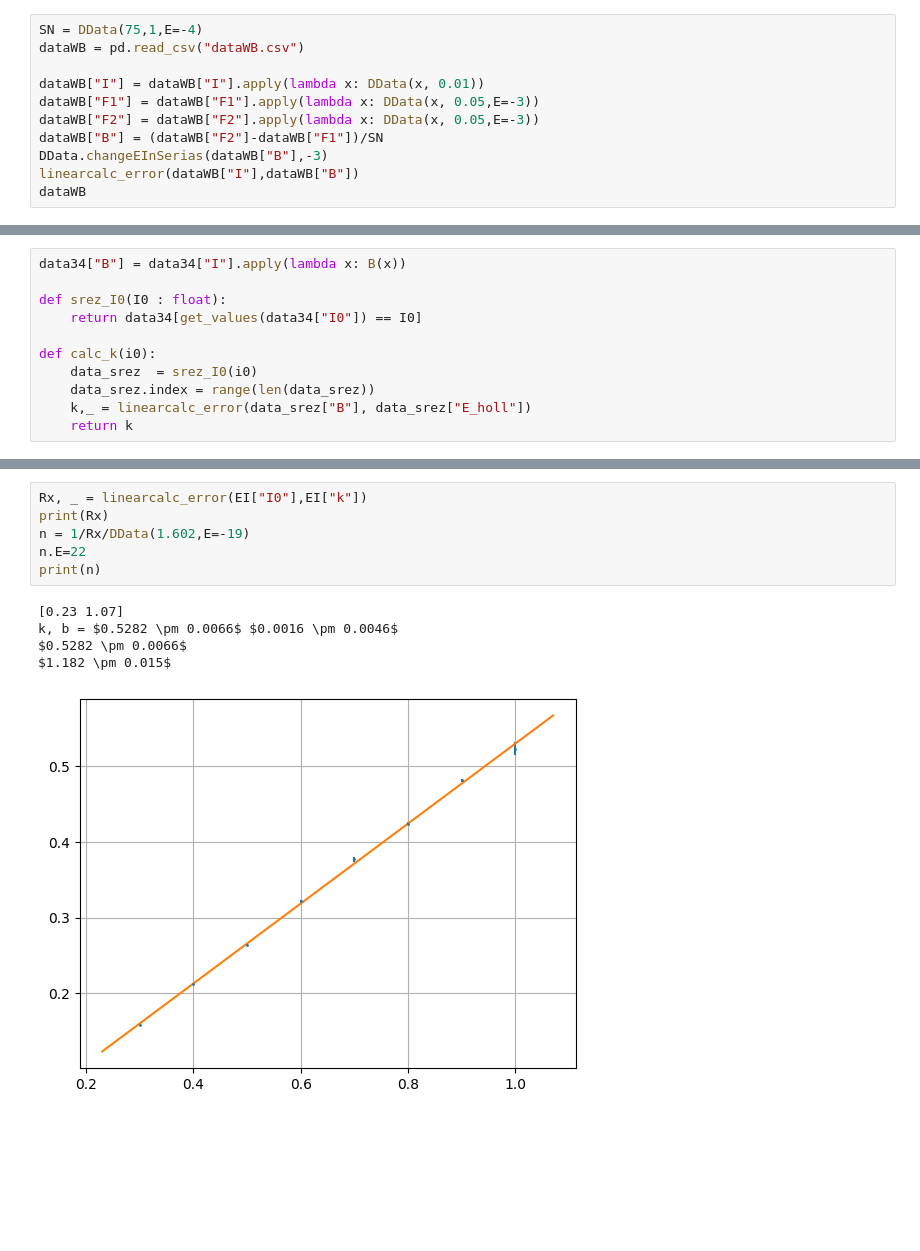
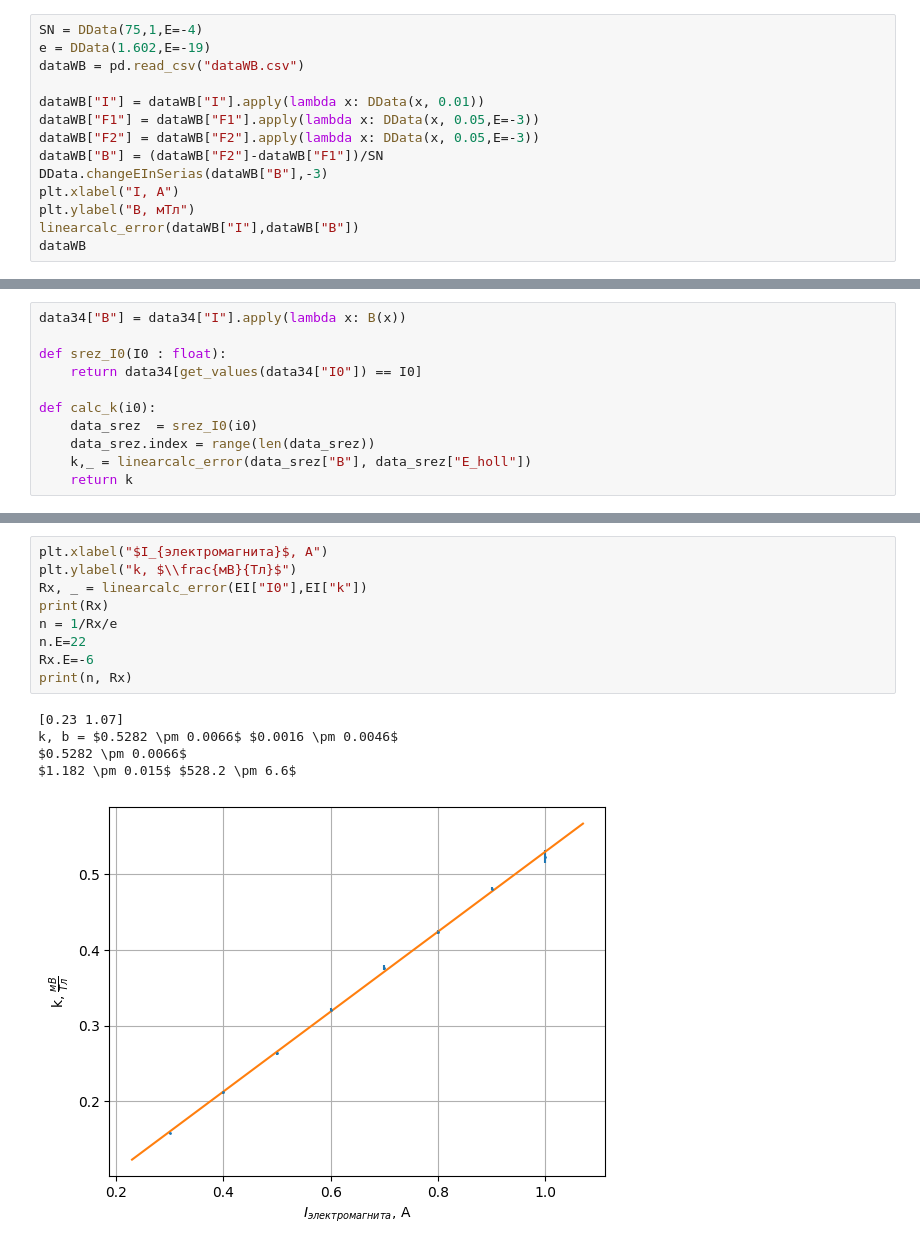
Before and after one commit to RedBrean/term2, a Jupyter notebook: term3/labs/334/334.ipynb, the cells around one changed output, grey strips where cells are left out. Saved outputs shown, nothing was run; the diff lists cells and outputs as text; blank space fills up the shorter version.

```diff
--- a/term3/labs/334/334.ipynb
+++ b/term3/labs/334/334.ipynb
@@ -322,6 +322,7 @@ class DData():
         series.dropna().apply(lambda x: x.changeE(E))
 # %%
 SN = DData(75,1,E=-4)
+e = DData(1.602,E=-19)
 dataWB = pd.read_csv("dataWB.csv")
 
 dataWB["I"] = dataWB["I"].apply(lambda x: DData(x, 0.01))
@@ -329,6 +330,8 @@ dataWB["F1"] = dataWB["F1"].apply(lambda x: DData(x, 0.05,E=-3))
 dataWB["F2"] = dataWB["F2"].apply(lambda x: DData(x, 0.05,E=-3))
 dataWB["B"] = (dataWB["F2"]-dataWB["F1"])/SN
 DData.changeEInSerias(dataWB["B"],-3)
+plt.xlabel("I, А")
+plt.ylabel("B, мТл")
 linearcalc_error(dataWB["I"],dataWB["B"])
 dataWB
 # %% [output]
@@ -435,12 +417,15 @@ k, b = $0.5229 \pm 0.0085$ $-5.8 \pm 5.5$
 # %%
+plt.xlabel("$I_{электромагнита}$, А")
+plt.ylabel("k, $\\frac{мВ}{Тл}$")
 Rx, _ = linearcalc_error(EI["I0"],EI["k"])
 print(Rx)
-n = 1/Rx/DData(1.602,E=-19)
+n = 1/Rx/e
 n.E=22
-print(n)
+Rx.E=-6
+print(n, Rx)
 # %% [output]
 [0.23 1.07]
 k, b = $0.5282 \pm 0.0066$ $0.0016 \pm 0.0046$
 $0.5282 \pm 0.0066$
-$1.182 \pm 0.015$
+$1.182 \pm 0.015$ $528.2 \pm 6.6$
-[figure, old version]
+[figure, new version]
```
Also changed, not shown: parts of 10 cells of this notebook, 2 other files.
